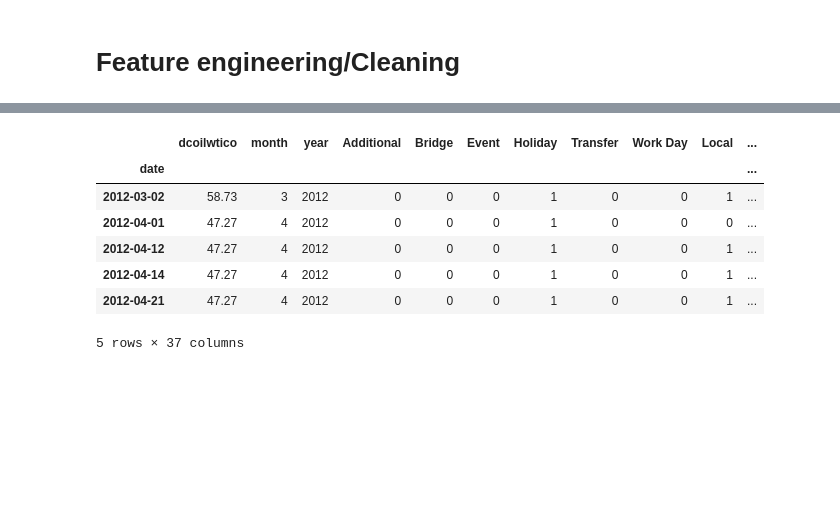
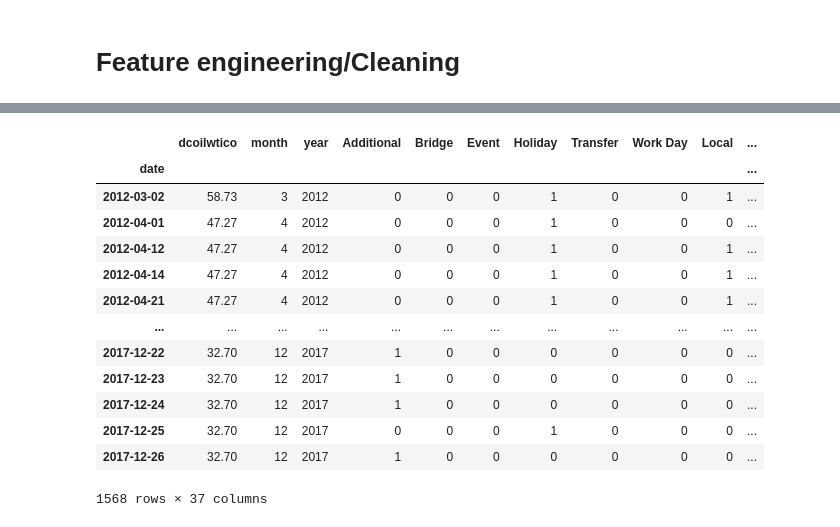
Before and after one commit to Amiromar1/DS-CHALLENGE, a Jupyter notebook: DS-2.ipynb, the cells around one changed output, grey strips where cells are left out. Saved outputs shown, nothing was run; the diff lists cells and outputs as text; code cells hidden in the pictures; blank space fills up the shorter version.

```diff
--- a/DS-2.ipynb
+++ b/DS-2.ipynb
@@ -298,3 +307,7 @@ for i in months_with_oil_nan:
 for i in range(len(months_with_oil_nan)):
     df = df.copy()
     df.loc[(df['month'] == average_oil_by_month[i][0]) & (df['dcoilwtico'].isna()), 'dcoilwtico'] = average_oil_by_month[i][1]
+# %%
+#df['dcoilwtico'] = df['dcoilwtico'].interpolate(method ='bfill')
+df = df.interpolate(method ='linear')
+df
@@ -301,25 +329,33 @@ for i in range(len(months_with_oil_nan)):
 # %%
 types = pd.get_dummies(df['type'])
 locale = pd.get_dummies(df['locale'])
 locale_name = pd.get_dummies(df['locale_name'])
 transferred = pd.get_dummies(df['transferred'], drop_first=True)
 
 df = pd.concat([df, types], axis=1)
 df = pd.concat([df, locale], axis=1)
 df = pd.concat([df, locale_name], axis=1)
 df = pd.concat([df, transferred], axis=1)
 
 df = df.drop(['type', 'locale', 'locale_name', 'description', 'transferred','day'], axis=1)
-df.head()
+
+df = df.dropna()
+df
 # %% [output]
 |  | dcoilwtico | month | year | Additional | Bridge | Event | Holiday | Transfer | Work Day | Local | ... |
 | date |  |  |  |  |  |  |  |  |  |  | ... |
 | 2012-03-02 | 58.73 | 3 | 2012 | 0 | 0 | 0 | 1 | 0 | 0 | 1 | ... |
 | 2012-04-01 | 47.27 | 4 | 2012 | 0 | 0 | 0 | 1 | 0 | 0 | 0 | ... |
 | 2012-04-12 | 47.27 | 4 | 2012 | 0 | 0 | 0 | 1 | 0 | 0 | 1 | ... |
 | 2012-04-14 | 47.27 | 4 | 2012 | 0 | 0 | 0 | 1 | 0 | 0 | 1 | ... |
 | 2012-04-21 | 47.27 | 4 | 2012 | 0 | 0 | 0 | 1 | 0 | 0 | 1 | ... |
+| ... | ... | ... | ... | ... | ... | ... | ... | ... | ... | ... | ... |
+| 2017-12-22 | 32.70 | 12 | 2017 | 1 | 0 | 0 | 0 | 0 | 0 | 0 | ... |
+| 2017-12-23 | 32.70 | 12 | 2017 | 1 | 0 | 0 | 0 | 0 | 0 | 0 | ... |
+| 2017-12-24 | 32.70 | 12 | 2017 | 1 | 0 | 0 | 0 | 0 | 0 | 0 | ... |
+| 2017-12-25 | 32.70 | 12 | 2017 | 0 | 0 | 0 | 1 | 0 | 0 | 0 | ... |
+| 2017-12-26 | 32.70 | 12 | 2017 | 1 | 0 | 0 | 0 | 0 | 0 | 0 | ... |
-5 rows × 37 columns
+1568 rows × 37 columns
 # %%
 df[True] = df[True].astype('uint8')
 df.columns = df.columns.map(str)
```
Also changed, not shown: parts of 20 cells of this notebook.
